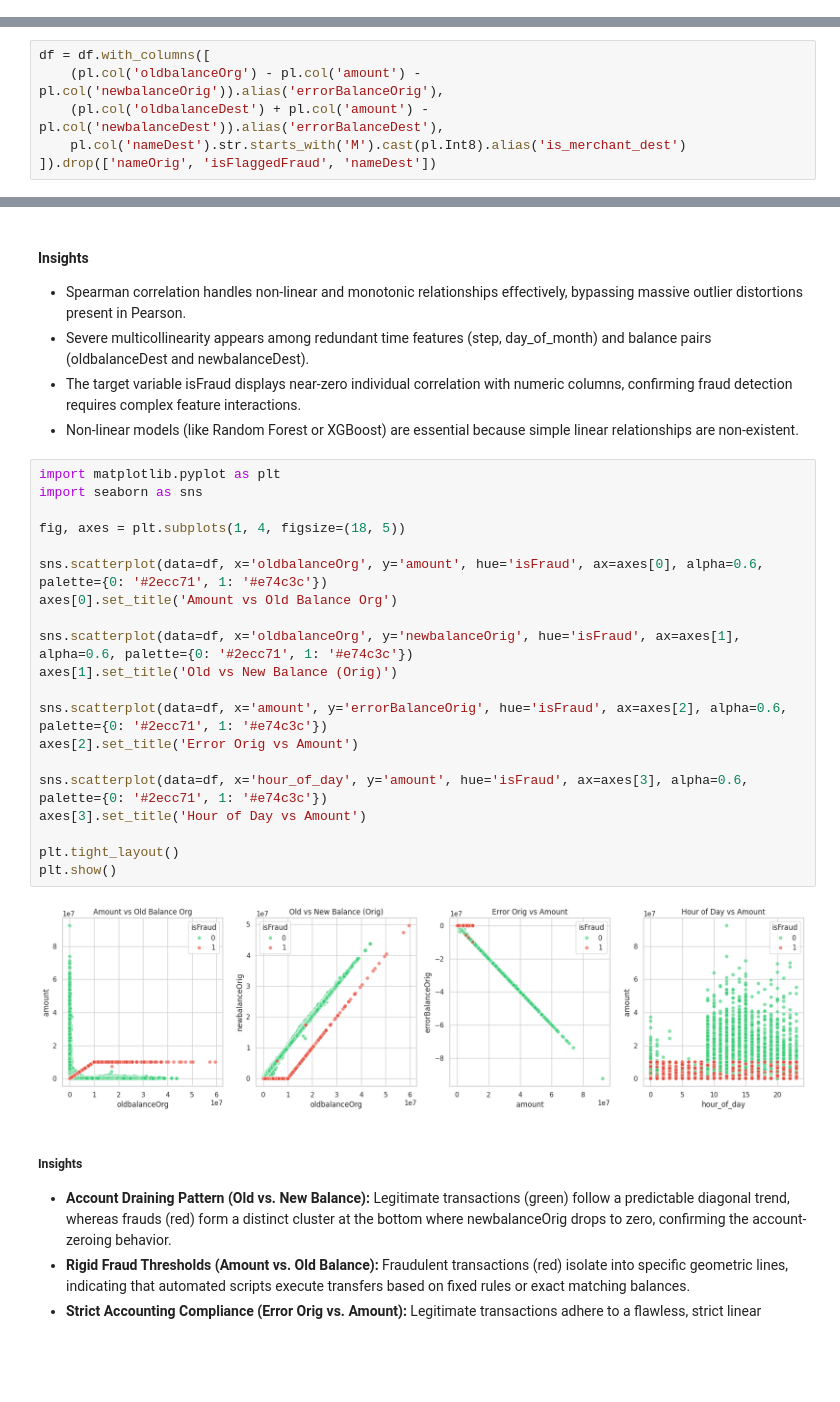
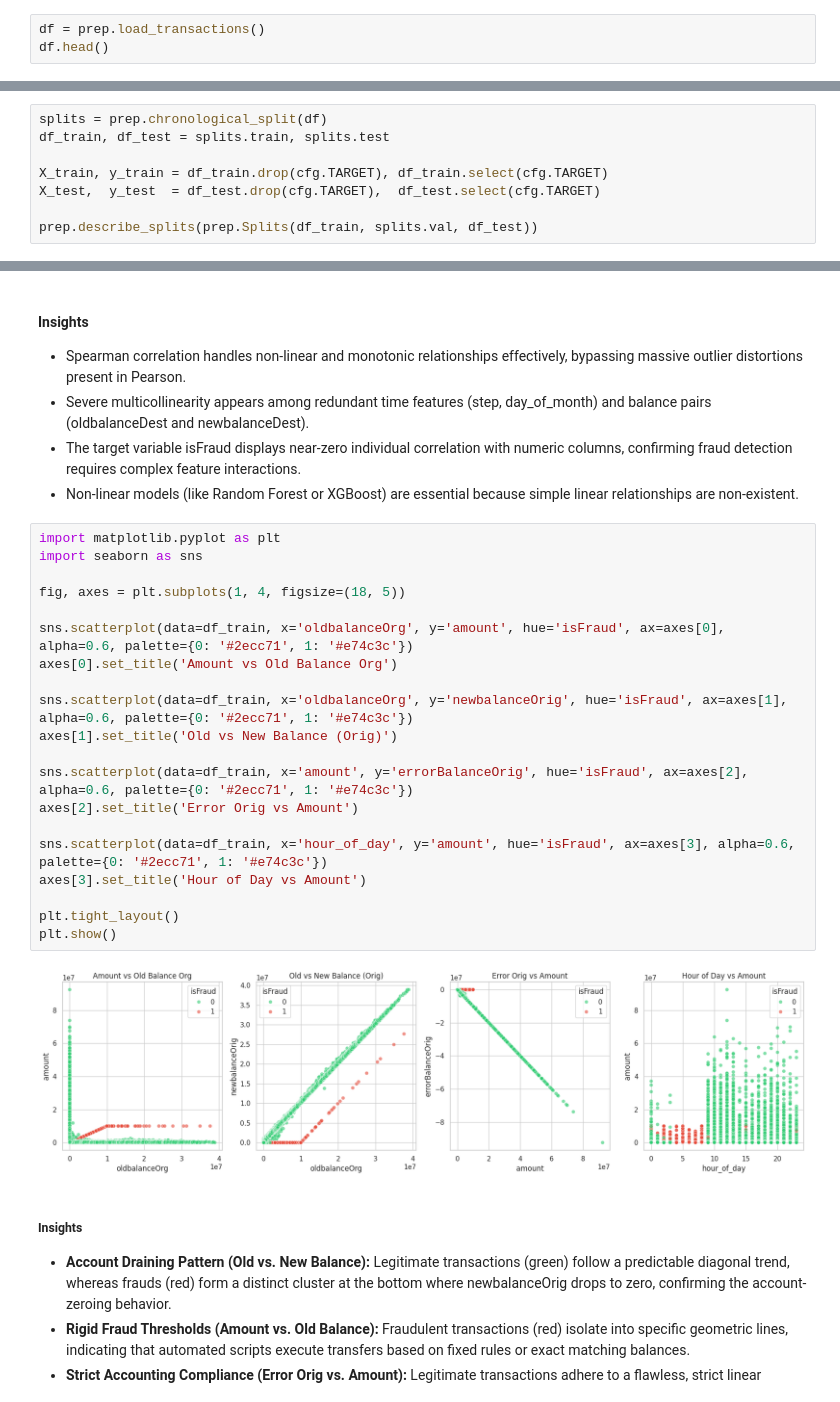
Before and after one commit to diogo-moitinho/fraud-detection-project, a Jupyter notebook: notebooks/01_eda.ipynb, the cells around one changed output, grey strips where cells are left out. Cells and saved outputs as stored; diff of their text form; blank space fills up the shorter version.

```diff
--- a/notebooks/01_eda.ipynb
+++ b/notebooks/01_eda.ipynb
@@ -65,0 +55,3 @@ df = pl.read_csv(data_path)
+# %%
+df = prep.load_transactions()
+df.head()
@@ -126,9 +127,3 @@ shape: (9, 12)
 * **Asymmetry and Outliers in Transaction Values (amount):** The transaction amount column is highly right-skewed. While the 3rd quartile (75%) concentrates transactions up to ~208k, the maximum value reaches over **92 million**. The mean (~179k) is considerably pulled up by these extreme values compared to the median (~74k).
 # %% [markdown]
 # **3. SPLIT THE DATA INTO TRAIN AND TEST**
-# %%
-df = df.with_columns([
-    (pl.col('oldbalanceOrg') - pl.col('amount') - pl.col('newbalanceOrig')).alias('errorBalanceOrig'),
-    (pl.col('oldbalanceDest') + pl.col('amount') - pl.col('newbalanceDest')).alias('errorBalanceDest'),
-    pl.col('nameDest').str.starts_with('M').cast(pl.Int8).alias('is_merchant_dest')
-]).drop(['nameOrig', 'isFlaggedFraud', 'nameDest'])
@@ -167,0 +150,8 @@ Train: 5090096 rows | Test: 1272524 rows
+# %%
+splits = prep.chronological_split(df)
+df_train, df_test = splits.train, splits.test
+
+X_train, y_train = df_train.drop(cfg.TARGET), df_train.select(cfg.TARGET)
+X_test,  y_test  = df_test.drop(cfg.TARGET),  df_test.select(cfg.TARGET)
+
+prep.describe_splits(prep.Splits(df_train, splits.val, df_test))
@@ -303,25 +288,25 @@ vis.plot_correlation_heatmaps(df.to_pandas())
 # %%
 import matplotlib.pyplot as plt
 import seaborn as sns
 
 fig, axes = plt.subplots(1, 4, figsize=(18, 5))
 
-sns.scatterplot(data=df, x='oldbalanceOrg', y='amount', hue='isFraud', ax=axes[0], alpha=0.6, palette={0: '#2ecc71', 1: '#e74c3c'})
+sns.scatterplot(data=df_train, x='oldbalanceOrg', y='amount', hue='isFraud', ax=axes[0], alpha=0.6, palette={0: '#2ecc71', 1: '#e74c3c'})
 axes[0].set_title('Amount vs Old Balance Org')
 
-sns.scatterplot(data=df, x='oldbalanceOrg', y='newbalanceOrig', hue='isFraud', ax=axes[1], alpha=0.6, palette={0: '#2ecc71', 1: '#e74c3c'})
+sns.scatterplot(data=df_train, x='oldbalanceOrg', y='newbalanceOrig', hue='isFraud', ax=axes[1], alpha=0.6, palette={0: '#2ecc71', 1: '#e74c3c'})
 axes[1].set_title('Old vs New Balance (Orig)')
 
-sns.scatterplot(data=df, x='amount', y='errorBalanceOrig', hue='isFraud', ax=axes[2], alpha=0.6, palette={0: '#2ecc71', 1: '#e74c3c'})
+sns.scatterplot(data=df_train, x='amount', y='errorBalanceOrig', hue='isFraud', ax=axes[2], alpha=0.6, palette={0: '#2ecc71', 1: '#e74c3c'})
 axes[2].set_title('Error Orig vs Amount')
 
-sns.scatterplot(data=df, x='hour_of_day', y='amount', hue='isFraud', ax=axes[3], alpha=0.6, palette={0: '#2ecc71', 1: '#e74c3c'})
+sns.scatterplot(data=df_train, x='hour_of_day', y='amount', hue='isFraud', ax=axes[3], alpha=0.6, palette={0: '#2ecc71', 1: '#e74c3c'})
 axes[3].set_title('Hour of Day vs Amount')
 
 plt.tight_layout()
 plt.show()
 # %% [output]
-[figure, old version]
+[figure, new version]
 # %% [markdown]
 ##### Insights
 * **Account Draining Pattern (Old vs. New Balance):** Legitimate transactions (green) follow a predictable diagonal trend, whereas frauds (red) form a distinct cluster at the bottom where newbalanceOrig drops to zero, confirming the account-zeroing behavior.
```
Also changed, not shown: parts of 16 cells of this notebook, 18 other files.
